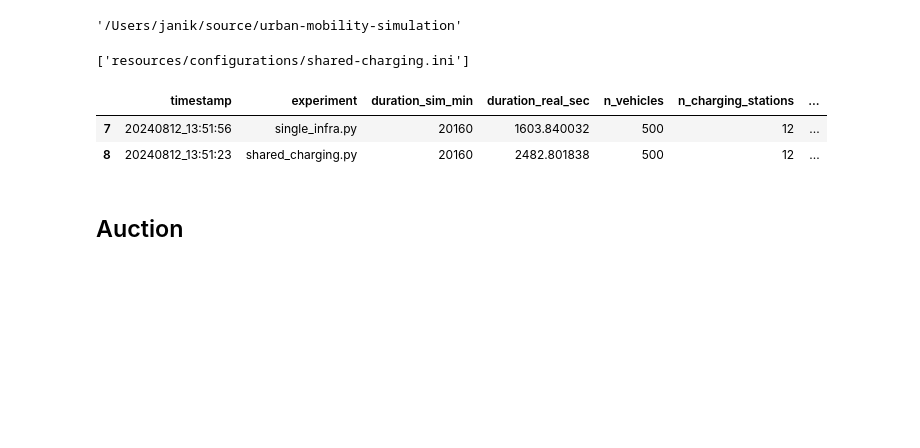
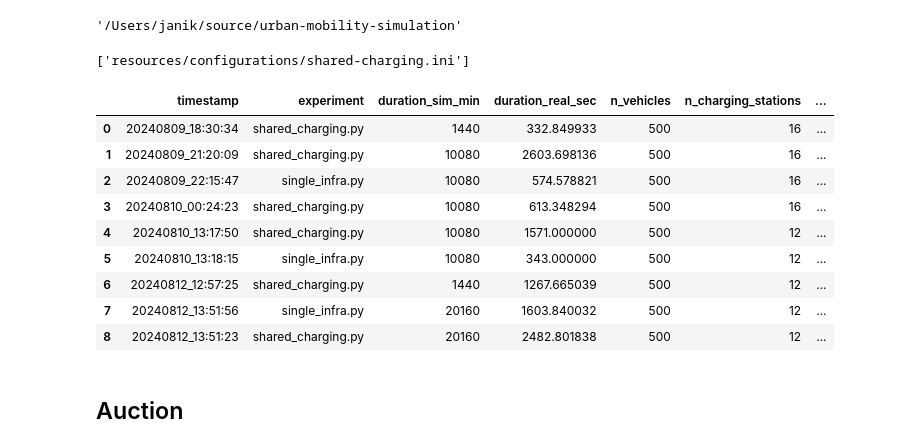
Before and after one commit to IS3UniCologne/urban-mobility-simulation, a Jupyter notebook: resources/scripts/simulation_analysis/shared_charging.ipynb, the cells around one changed output. Saved outputs shown, nothing was run; the diff lists cells and outputs as text; code cells hidden in the pictures; blank space fills up the shorter version.

```diff
--- a/resources/scripts/simulation_analysis/shared_charging.ipynb
+++ b/resources/scripts/simulation_analysis/shared_charging.ipynb
@@ -52,9 +52,16 @@ parser.read("resources/configurations/shared-charging.ini")
 ['resources/configurations/shared-charging.ini']
 # %%
 runs = pd.read_csv("data/output/run_configs.csv")
-runs.tail(2)
+runs
 # %% [output]
 |  | timestamp | experiment | duration_sim_min | duration_real_sec | n_vehicles | n_charging_stations | ... |
+| 0 | 20240809_18:30:34 | shared_charging.py | 1440 | 332.849933 | 500 | 16 | ... |
+| 1 | 20240809_21:20:09 | shared_charging.py | 10080 | 2603.698136 | 500 | 16 | ... |
+| 2 | 20240809_22:15:47 | single_infra.py | 10080 | 574.578821 | 500 | 16 | ... |
+| 3 | 20240810_00:24:23 | shared_charging.py | 10080 | 613.348294 | 500 | 16 | ... |
+| 4 | 20240810_13:17:50 | shared_charging.py | 10080 | 1571.000000 | 500 | 12 | ... |
+| 5 | 20240810_13:18:15 | single_infra.py | 10080 | 343.000000 | 500 | 12 | ... |
+| 6 | 20240812_12:57:25 | shared_charging.py | 1440 | 1267.665039 | 500 | 12 | ... |
 | 7 | 20240812_13:51:56 | single_infra.py | 20160 | 1603.840032 | 500 | 12 | ... |
 | 8 | 20240812_13:51:23 | shared_charging.py | 20160 | 2482.801838 | 500 | 12 | ... |
 # %%
```
Also changed, not shown: 2 other files.
